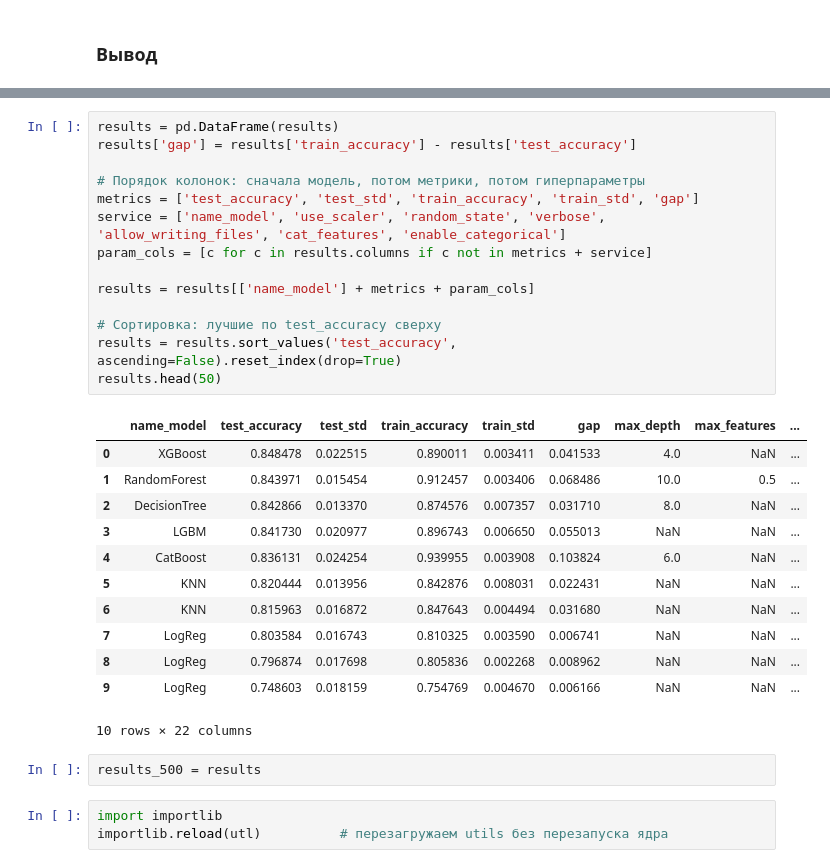
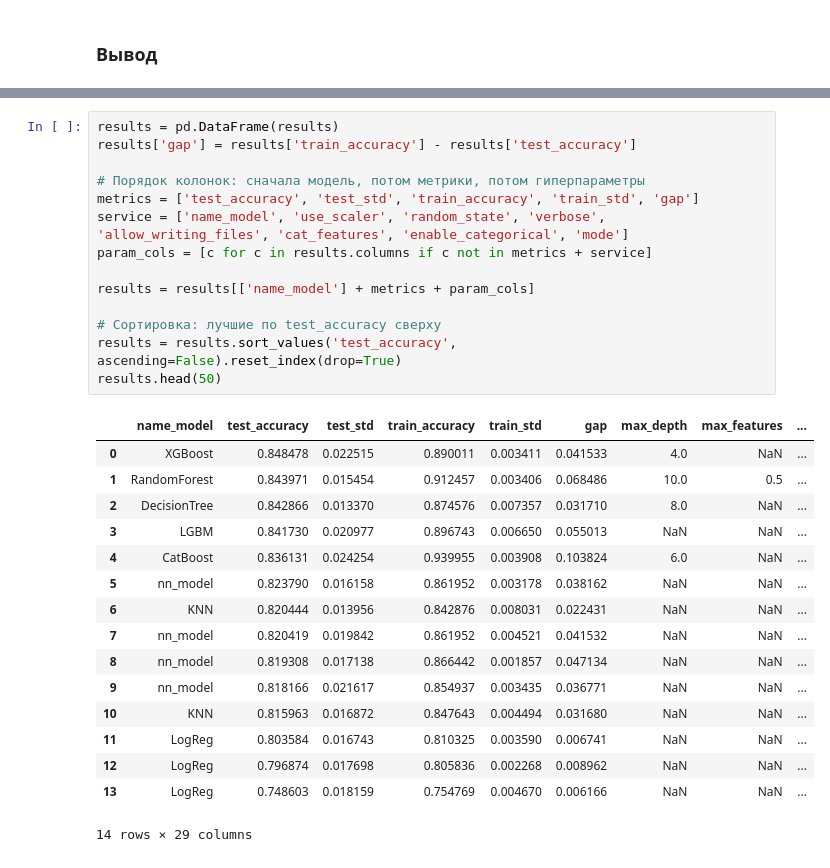
Before and after one commit to AnisimovVladislav/Titanic, a Jupyter notebook: trees_models.ipynb, the cells around one changed output, grey strips where cells are left out. Drawn from its saved outputs; the diff is of its cells as text.

```diff
--- a/trees_models.ipynb
+++ b/trees_models.ipynb
@@ -122,35 +230,34 @@ for combo in tqdm(combo_param):
 # %%
 results = pd.DataFrame(results)
 results['gap'] = results['train_accuracy'] - results['test_accuracy']
 
 # Порядок колонок: сначала модель, потом метрики, потом гиперпараметры
 metrics = ['test_accuracy', 'test_std', 'train_accuracy', 'train_std', 'gap']
-service = ['name_model', 'use_scaler', 'random_state', 'verbose', 'allow_writing_files', 'cat_features', 'enable_categorical']
+service = ['name_model', 'use_scaler', 'random_state', 'verbose', 'allow_writing_files', 'cat_features', 'enable_categorical', 'mode']
 param_cols = [c for c in results.columns if c not in metrics + service]
 
 results = results[['name_model'] + metrics + param_cols]
 
 # Сортировка: лучшие по test_accuracy сверху
 results = results.sort_values('test_accuracy', ascending=False).reset_index(drop=True)
 results.head(50)
 # %% [output]
 |  | name_model | test_accuracy | test_std | train_accuracy | train_std | gap | max_depth | max_features | ... |
 | 0 | XGBoost | 0.848478 | 0.022515 | 0.890011 | 0.003411 | 0.041533 | 4.0 | NaN | ... |
 | 1 | RandomForest | 0.843971 | 0.015454 | 0.912457 | 0.003406 | 0.068486 | 10.0 | 0.5 | ... |
 | 2 | DecisionTree | 0.842866 | 0.013370 | 0.874576 | 0.007357 | 0.031710 | 8.0 | NaN | ... |
 | 3 | LGBM | 0.841730 | 0.020977 | 0.896743 | 0.006650 | 0.055013 | NaN | NaN | ... |
 | 4 | CatBoost | 0.836131 | 0.024254 | 0.939955 | 0.003908 | 0.103824 | 6.0 | NaN | ... |
-| 5 | KNN | 0.820444 | 0.013956 | 0.842876 | 0.008031 | 0.022431 | NaN | NaN | ... |
-| 6 | KNN | 0.815963 | 0.016872 | 0.847643 | 0.004494 | 0.031680 | NaN | NaN | ... |
-| 7 | LogReg | 0.803584 | 0.016743 | 0.810325 | 0.003590 | 0.006741 | NaN | NaN | ... |
-| 8 | LogReg | 0.796874 | 0.017698 | 0.805836 | 0.002268 | 0.008962 | NaN | NaN | ... |
-| 9 | LogReg | 0.748603 | 0.018159 | 0.754769 | 0.004670 | 0.006166 | NaN | NaN | ... |
+| 5 | nn_model | 0.823790 | 0.016158 | 0.861952 | 0.003178 | 0.038162 | NaN | NaN | ... |
+| 6 | KNN | 0.820444 | 0.013956 | 0.842876 | 0.008031 | 0.022431 | NaN | NaN | ... |
+| 7 | nn_model | 0.820419 | 0.019842 | 0.861952 | 0.004521 | 0.041532 | NaN | NaN | ... |
+| 8 | nn_model | 0.819308 | 0.017138 | 0.866442 | 0.001857 | 0.047134 | NaN | NaN | ... |
+| 9 | nn_model | 0.818166 | 0.021617 | 0.854937 | 0.003435 | 0.036771 | NaN | NaN | ... |
+| 10 | KNN | 0.815963 | 0.016872 | 0.847643 | 0.004494 | 0.031680 | NaN | NaN | ... |
+| 11 | LogReg | 0.803584 | 0.016743 | 0.810325 | 0.003590 | 0.006741 | NaN | NaN | ... |
+| 12 | LogReg | 0.796874 | 0.017698 | 0.805836 | 0.002268 | 0.008962 | NaN | NaN | ... |
+| 13 | LogReg | 0.748603 | 0.018159 | 0.754769 | 0.004670 | 0.006166 | NaN | NaN | ... |
-10 rows × 22 columns
+14 rows × 29 columns
-# %%
-results_500 = results
-# %%
-import importlib
-importlib.reload(utl)          # перезагружаем utils без перезапуска ядра
 # %%
 save_path = utl.next_result_path(cnf.path['file_path'], cnf.exp_name)
 results.to_excel(save_path, index=False)
```
Also changed, not shown: parts of 5 cells of this notebook, 7 other files.
